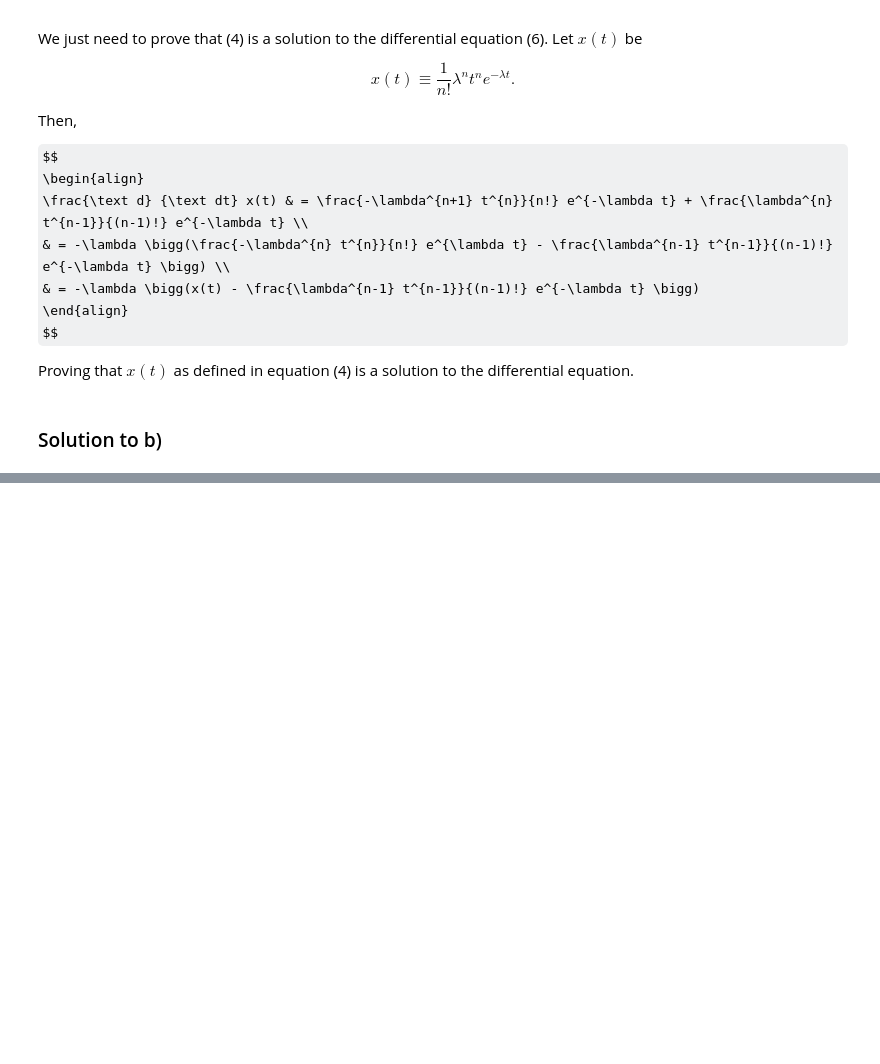
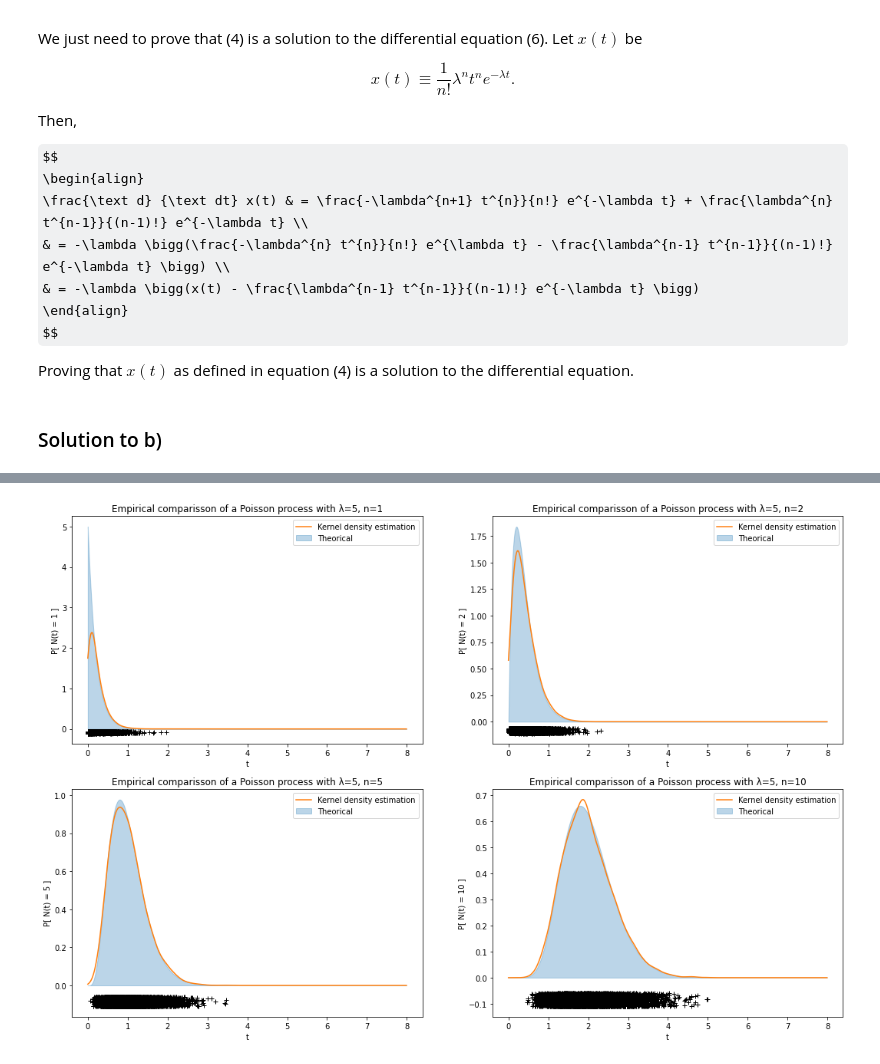
Before and after one commit to Ocete/mcd-pe-continuo, a Jupyter notebook: P1/ejercicios.ipynb, the cells around one changed output, grey strips where cells are left out. Cells and saved outputs as stored; diff of their text form; code cells hidden in the pictures; some formulas as TeX source; blank space fills up the shorter version.

```diff
--- a/P1/ejercicios.ipynb
+++ b/P1/ejercicios.ipynb
@@ -247,16 +219,0 @@ array([2, 4, 8], dtype=int32)
-# %%
-import matplotlib.pyplot as plt
-import numpy as np
-
-import sys
-sys.path.append('./imports')
-import arrival_process_simulation as arrival
-
-lambda_rate = 0.5
-t0 = 0.0
-t1 = 200.0
-M = 3
-arrival_times = arrival.simulate_poisson(t0, t1, lambda_rate, M)
-fig, axs = plt.subplots(M, sharex=True, num=1, figsize=(10,8))
-for m in range(M):
-     axs[m].bar(arrival_times[m], np.ones_like(arrival_times[m]))
@@ -273,44 +230,34 @@ $$
 # %%
-def theoretical_distribution(t, n, lamb):
-    """"
-        Computes the theoretical value of a process counting process with
-        rate lambda. I.e.: P[N(t) = n].
+def plot_kde_in_axis(axis, ts, pdf, pdf_kde, samples, lamb, n):
+    # Plot pdf and estimation
+    axis.fill_between(ts, pdf, alpha=0.3, color='C0', label='Theorical')
+    axis.plot(ts, pdf_kde, color='C1', label='Kernel density estimation')
 
-        - t is the time, can be a single value or a numpy array
-        - n is the number counted, can be a single value or a numpy array
-        - lambda is the rate, a float
+    # Plot little x's near the X axis
+    axis.plot(samples[:, 0], -0.06 - 0.05 * np.random.random(samples.shape[0]), "+k")
 
-        When both t and n are vector, the funcion is applied pair-wise, given
-        that the arrays have the same length.
-    """
+    axis.set_xlabel('t')
+    axis.set_ylabel('P[ N(t) = {} ]'.format(n))
+    axis.set_title('Empirical comparisson of a Poisson process with λ={}, n={}'.format(lamb, n))
+    axis.legend()
 
-def exercise_2(t=2, ns=[1,2,5,10], lamb=5):
+def exercise_2(ns=[1,2,5,10], lamb=5, max_t=8, n_samples_kde=10**4, kde_bandwidth=0.1):
+    ts = np.arange(max_t, step=0.01)
+    _, axis = plt.subplots(2, 2, figsize=(18, 12))
 
+    for ax, n in zip(axis.flatten(), ns):
+        # Theorical
+        sn_pdf = stats.erlang.pdf(ts, a=n, scale=1/lamb)
 
-    1/factorial(n-1) * lamb**(n-1) * t**n * np.exp(- lamb * t)
+        # Kernel Density Estimation
+        sn_empirical = [ arrival_times[n-1] for arrival_times in arrival.simulate_poisson(0, max_t, lamb, n_samples_kde)]
+        sn_empirical = np.array(sn_empirical).reshape(-1, 1)
+        kernel_density_estimatior = KernelDensity(kernel='gaussian', bandwidth=kde_bandwidth).fit(sn_empirical)
+        sn_pdf_estimation = np.exp(kernel_density_estimatior.score_samples(np.array(ts).reshape(-1, 1)))
 
-    ns = np.arange(0, max_n+1)
-    y_theoretical = theoretical_distribution(t, ns, lamb)
+        # Plotting
+        plot_kde_in_axis(ax, ts, sn_pdf, sn_pdf_estimation, sn_empirical, lamb, n)
 
-    M = 10000
-    counter = Counter([ len(arrival_times) for arrival_times in arrival.simulate_poisson(0, t, lamb, M)])
-    total_count = sum(counter.values())
-    y_simulated = [counter[i]/total_count for i in ns]
-
-    # Plotting
-    width = 0.35
-    plt.figure(figsize=(10, 6))
-    plt.bar(ns - width/2, y_theoretical, width, label='Theorical')
-    plt.bar(ns + width/2, y_simulated, width, label='Simulated')
-
-    plt.xlabel('n')
-    plt.ylabel('P[N(2) = n]')
-    plt.title('Empirical comparisson of a Poisson process with λ=10, t=2')
-    plt.legend()
-
-t=2
-lamb=10
-ns=np.arange(0, 41)
-print(theoretical_distribution(t, ns, lamb))
-
-exercise_1()
+exercise_2(kde_bandwidth=0.1)
+# %% [output]
+[figure, added]
```
Also changed, not shown: parts of 5 cells of this notebook.
